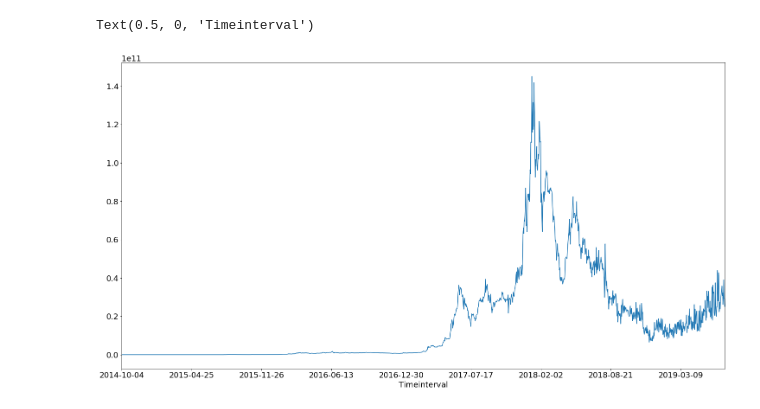
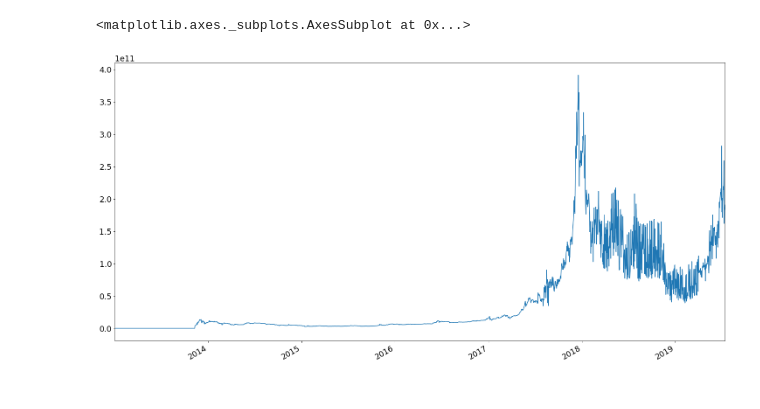
Before and after one commit to mgsgde/ethcluster, a Jupyter notebook: stuff/statistics/coinmarketcap.ipynb, the cells around one changed output. Drawn from its saved outputs; the diff is of its cells as text; code cells hidden in the pictures.

```diff
--- a/stuff/statistics/coinmarketcap.ipynb
+++ b/stuff/statistics/coinmarketcap.ipynb
@@ -5,13 +5,20 @@ import matplotlib.pyplot as plt
 import seaborn as sns
 %matplotlib inline
 import json
+import datetime as datetime;
+import os;
+with open("../../secrets/secrets.json") as json_file:
+            secrets = json.load(json_file);
+os.environ["WEB3_INFURA_PROJECT_ID"] = secrets["WEB3_INFURA_PROJECT_ID"];
+from web3.auto.infura import w3 as web3;
 # %%
 def getSeries(fileNames):
     series = pd.Series()
     for file in fileNames:
-        with open('../data/'+file) as json_file:
+        with open('../'+file) as json_file:
             result = json.load(json_file)
 
         for i in result['data']:
             series = series.append(pd.Series([i['marketCap']], index=[i['date']]))
+    series.index = pd.to_datetime(series.index)
     return series
@@ -18,10 +97,10 @@ def getSeries(fileNames):
 # %%
-series = getSeries(fileNames = ["data_marketcap_ETH_2013-07-14_2015-07-14.json", "data_marketcap_ETH_2015-07-14_2017-07-14.json", "data_marketcap_ETH_2017-07-14_2019-07-14.json"])
+series = getSeries(fileNames = ["data_marketcap_2017-07-14_2019-07-14.json", "data_marketcap_2015-07-14_2017-07-14.json","data_marketcap_2013-07-14_2015-07-14.json","data_marketcap_2011-07-14_2013-07-14.json"])
 series.sort_index(inplace=True)
 plt.rc('xtick',labelsize=18)
 plt.rc('ytick',labelsize=18)
 series.plot(figsize=(25,13))
-plt.xlabel('Timeinterval', fontsize=18)
+# plt.xlabel('Timeinterval', fontsize=18)
 # %% [output]
-Text(0.5, 0, 'Timeinterval')
+<matplotlib.axes._subplots.AxesSubplot at 0x...>
-[figure, old version]
+[figure, new version]
```
Also changed, not shown: parts of 3 cells of this notebook, 1 other file.
